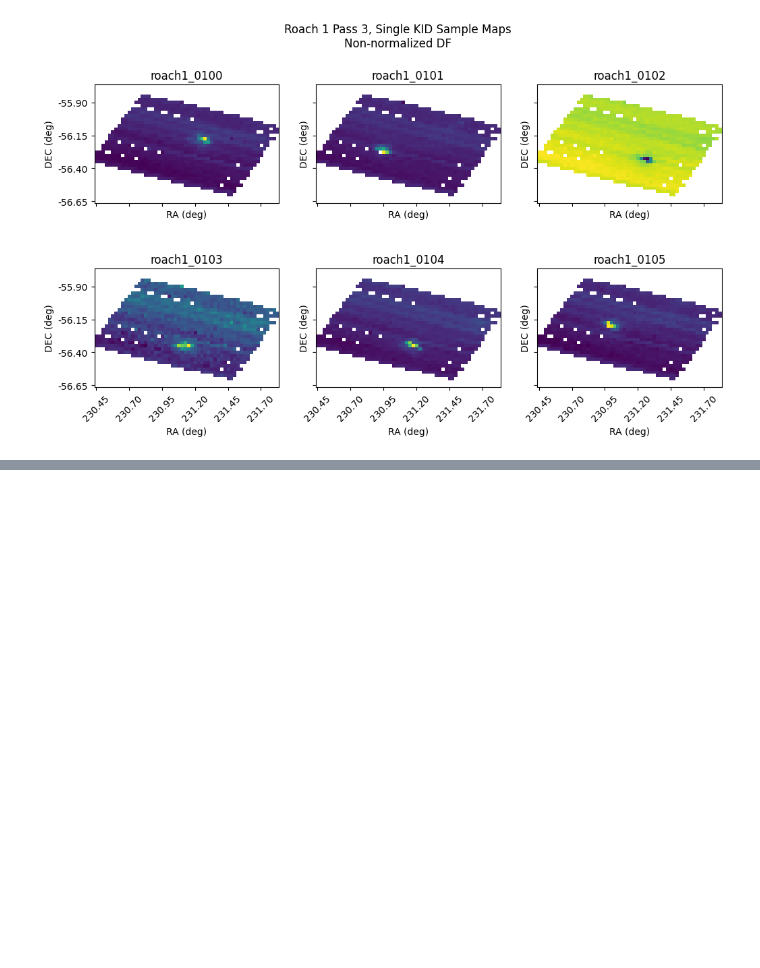
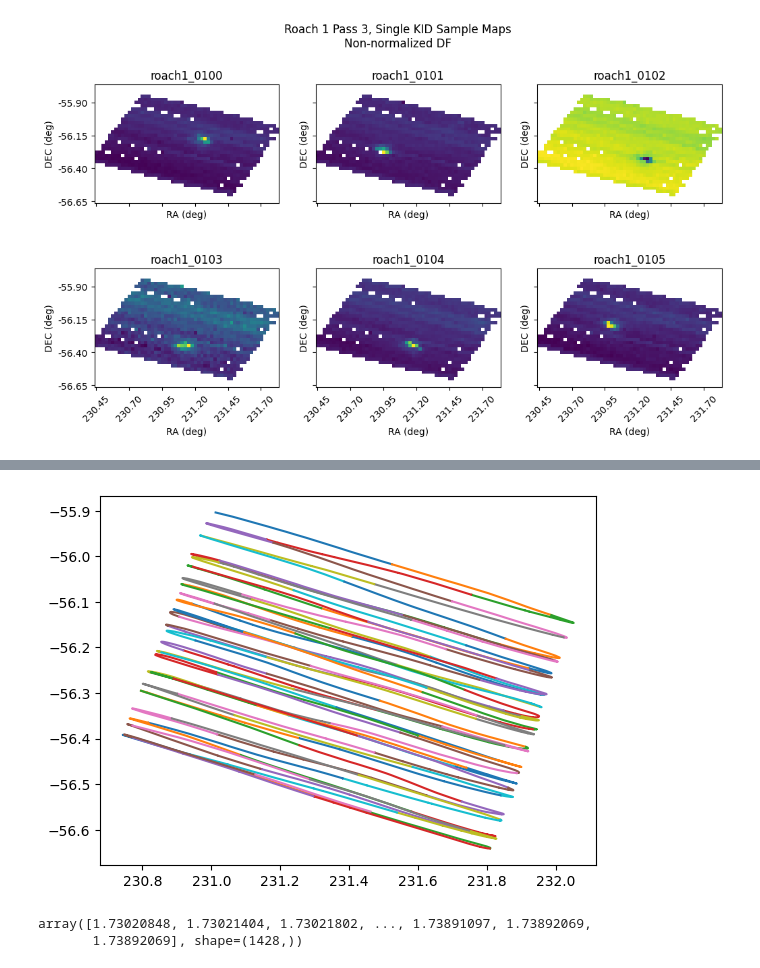
Before and after one commit to jonahjlee/blasttng-to-g3, a Jupyter notebook: notebooks/g3_processing.ipynb, the cells around one changed output, grey strips where cells are left out. Cells and saved outputs as stored; diff of their text form; code cells hidden in the pictures; blank space fills up the shorter version.

```diff
--- a/notebooks/g3_processing.ipynb
+++ b/notebooks/g3_processing.ipynb
@@ -479,7 +480,35 @@ class AddRaDec:
             site=self.site
         )
         coords = csl.coords(so3g.proj.FocalPlane.boresight())
-        x = coords[0][:, 0] * core.G3Units.rad
+        x = np.mod(coords[0][:, 0], 2*np.pi) * core.G3Units.rad
         y = coords[0][:, 1] * core.G3Units.rad
         frame["csl_ra"] = core.G3VectorDouble(x)
         frame["csl_dec"] = core.G3VectorDouble(y)
+# %%
+pipe = core.G3Pipeline()
+
+pipe.Add(core.G3Reader, filename=filename)
+pipe.Add(AddRaDec, site=BLASTTNG_SITE)
+pipe.Add(ut.plot_ra_dec, ra_key="csl_ra", dec_key="csl_dec")
+
+pipe.Run()
+# %% [output]
+[figure, added]
+# %%
+csl = so3g.proj.CelestialSightLine.naive_az_el(
+    first_scan_frame["time"].time / core.G3Units.s,
+    first_scan_frame["az"] / core.G3Units.rad,
+    first_scan_frame["el"] / core.G3Units.rad,
+    site=BLASTTNG_SITE
+)
+focalplane = so3g.proj.FocalPlane.from_xieta(
+    np.asarray(cal_frame["x_shifts"].values()) / core.G3Units.rad,
+    np.asarray(cal_frame["y_shifts"].values()) / core.G3Units.rad
+)
+bs_focalplane = so3g.proj.FocalPlane.boresight()
+coords = csl.coords(bs_focalplane)
+
+coords[0][:, 0]
+# %% [output]
+array([1.73020848, 1.73021404, 1.73021802, ..., 1.73891097, 1.73892069,
+       1.73892069], shape=(1428,))
```
Also changed, not shown: parts of 9 cells of this notebook.
